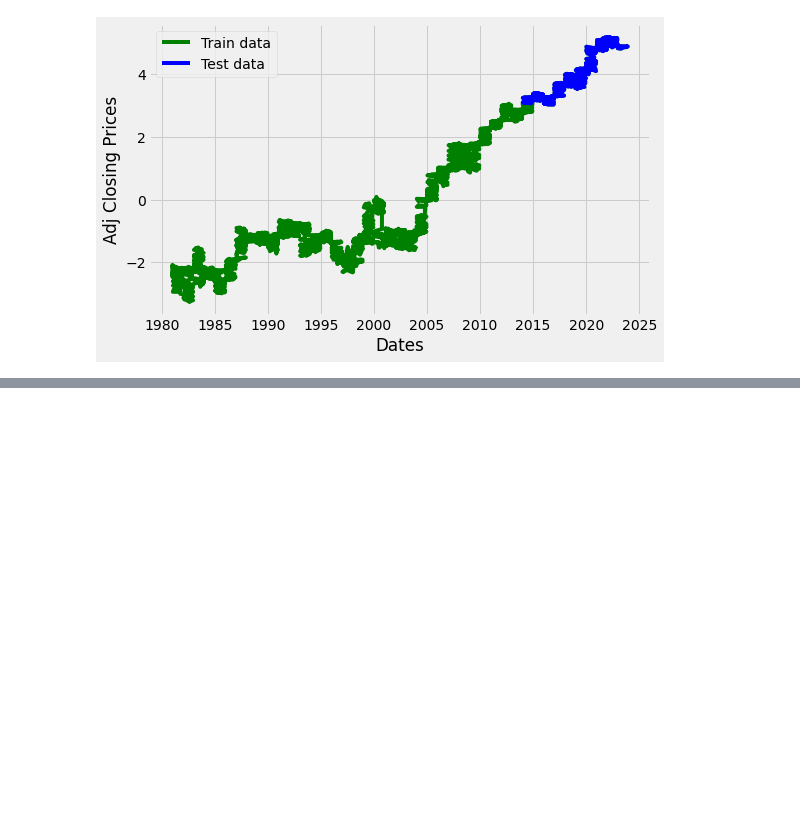
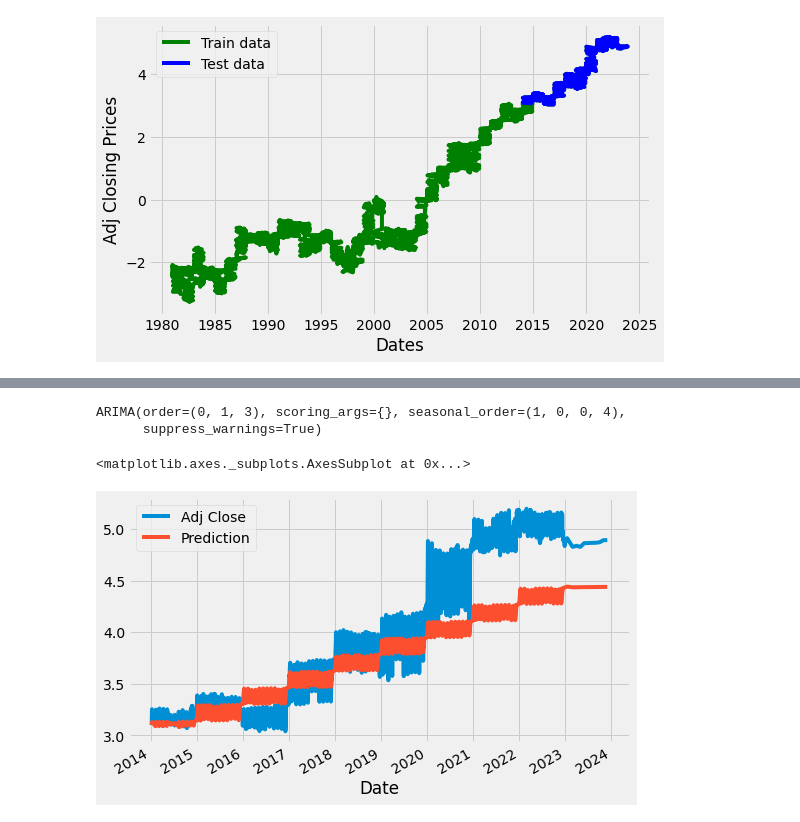
Before and after one commit to abosedealli/Stockprediction, a Jupyter notebook: ARIMA High1.ipynb, the cells around one changed output, grey strips where cells are left out. Cells and saved outputs as stored; diff of their text form; code cells hidden in the pictures; blank space fills up the shorter version.

```diff
--- a/ARIMA High1.ipynb
+++ b/ARIMA High1.ipynb
@@ -165,0 +185,6 @@ plt.legend()
+# %%
+arima_model = pm.auto_arima(train_data,
+                        m=4, seasonal=True,
+                      start_p=1, start_q=1, max_order=2, test='adf',error_action='ignore',
+                           suppress_warnings=True,
+                      stepwise=True, trace=True)
@@ -165,0 +209,20 @@ plt.legend()
+# %%
+arima_model.fit(train_data)
+# %% [output]
+ARIMA(order=(0, 1, 3), scoring_args={}, seasonal_order=(1, 0, 0, 4),
+      suppress_warnings=True)
+# %%
+arima_model.fit(train_data)
+forecast=arima_model.predict(n_periods=len(test_data), return_conf_int=True)
+# %%
+forecast_df = pd.DataFrame()
+forecast_df['Prediction'] = forecast[0]
+forecast_df.set_index(test_data.index,inplace=True)
+# %%
+short_model = pd.concat([test_data,forecast_df],axis=1)
+short_model.replace([np.inf, -np.inf], np.nan, inplace=True)
+short_model.dropna(inplace=True)
+short_model.plot()
+# %% [output]
+<matplotlib.axes._subplots.AxesSubplot at 0x...>
+[figure, added]
```
Also changed, not shown: parts of 7 cells of this notebook.
